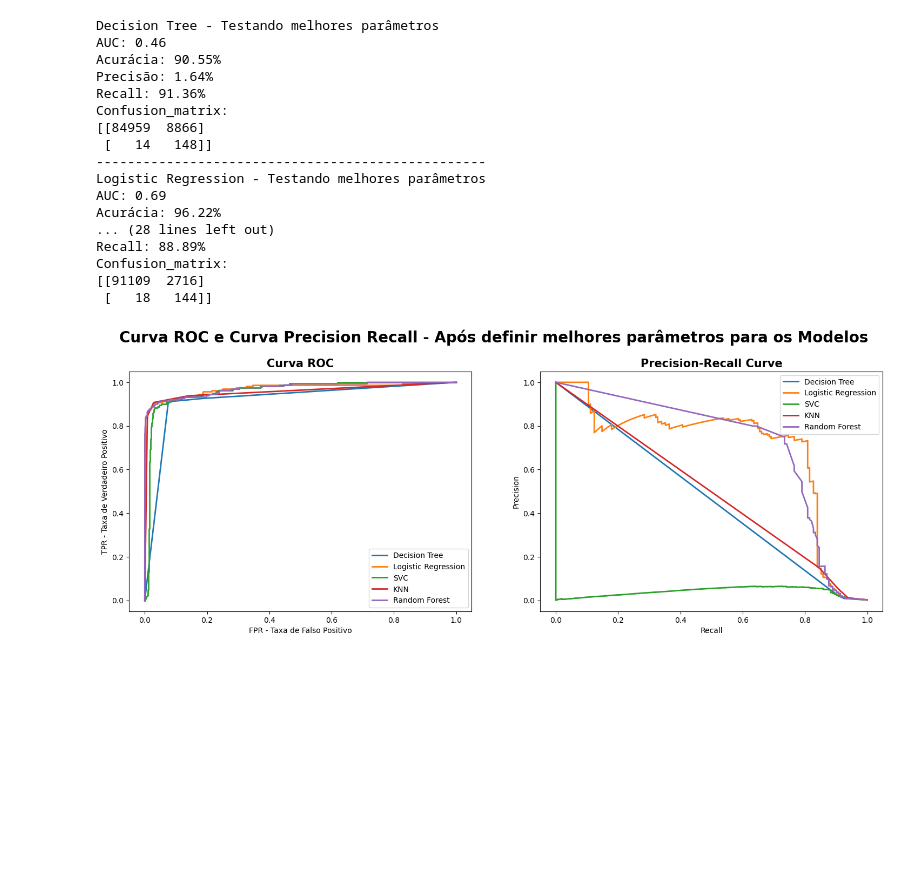
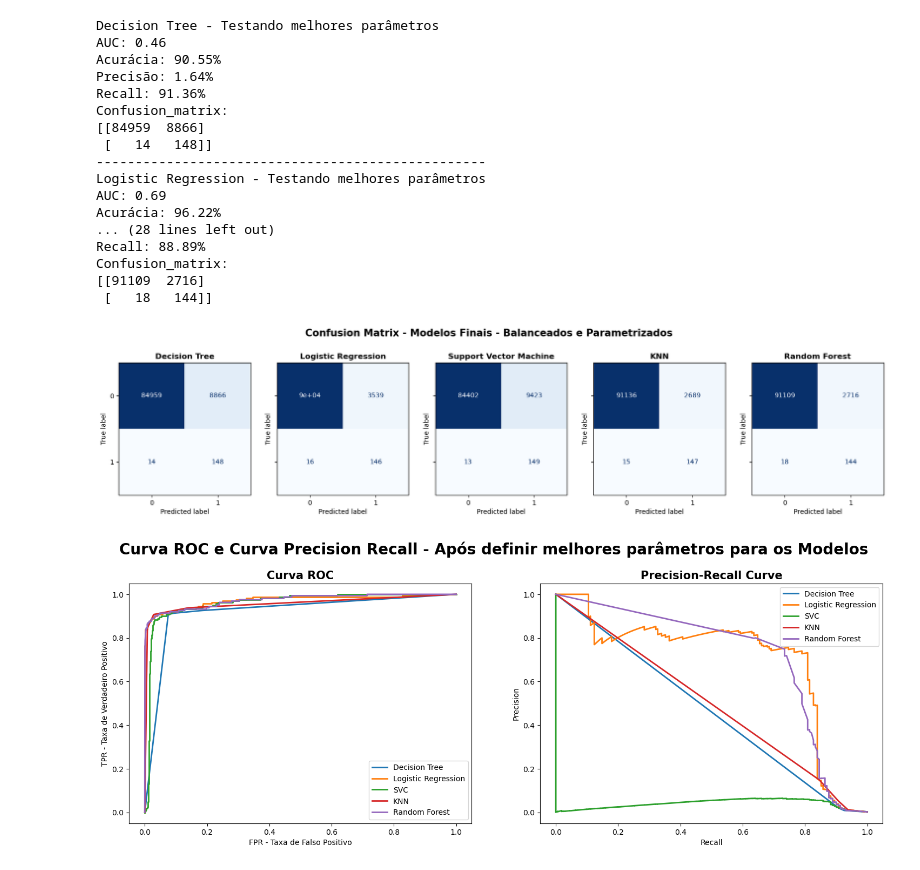
Before and after one commit to renatorcchaves/Definindo-Modelo-para-Detectar-Fraude, a Jupyter notebook: Criando modelo para detectar fraude.ipynb, the cells around one changed output. Drawn from its saved outputs; the diff is of its cells as text; code cells hidden in the pictures; blank space fills up the shorter version.

```diff
--- a/Criando modelo para detectar fraude.ipynb
+++ b/Criando modelo para detectar fraude.ipynb
@@ -819,6 +820,33 @@ Recall: 88.89%
 Confusion_matrix:
 [[91109  2716]
  [   18   144]]
+# %%
+from sklearn.metrics import ConfusionMatrixDisplay
+
+confusion_matrix_AD_GS = confusion_matrix(y_test, y_pred_AD_GS)
+confusion_matrix_RL_GS = confusion_matrix(y_test, y_pred_RL_GS)
+confusion_matrix_SVC_GS = confusion_matrix(y_test, y_pred_SVC_GS)
+confusion_matrix_KNN_GS = confusion_matrix(y_test, y_pred_KNN_GS)
+confusion_matrix_RF_GS = confusion_matrix(y_test, y_pred_RF_GS)
+
+confusion_matrix_modelos = [confusion_matrix_AD_GS, confusion_matrix_RL_GS, confusion_matrix_SVC_GS, confusion_matrix_KNN_GS, confusion_matrix_RF_GS]
+modelos = ['Decision Tree', 'Logistic Regression', 'Support Vector Machine', 'KNN', 'Random Forest']
+
+fig, axes = plt.subplots(1, 5, figsize=(21, 5), sharey=True)
+
+for i, (cm, modelo) in enumerate(zip(confusion_matrix_modelos, modelos)):
+    disp = ConfusionMatrixDisplay(confusion_matrix=cm)
+    disp.plot(ax=axes[i], cmap='Blues', colorbar=False)
+    axes[i].set_title(modelo, fontweight='bold')
+
+plt.suptitle('Confusion Matrix - Modelos Finais - Balanceados e Parametrizados', fontsize=15, fontweight='bold')
+plt.subplots_adjust(top=1)
+
+plt.savefig("Confusion Matrix - Modelos Finais.png")
+
+plt.show()
+# %% [output]
+[figure, added]
 # %%
 fig, ax = plt.subplots(nrows=1, ncols=2, figsize=(18,6))
 
```
Also changed, not shown: parts of 1 cell of this notebook, 1 other file.
